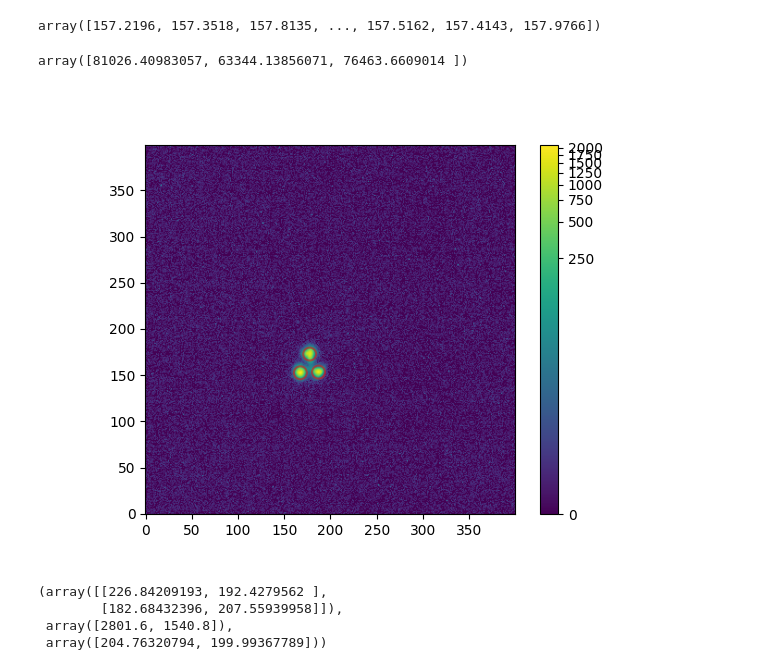
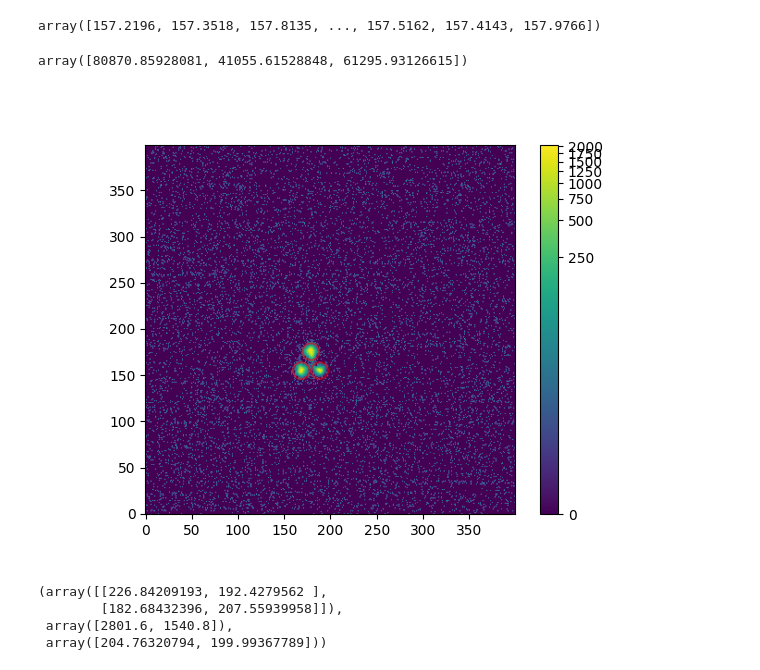
Before and after one commit to tepickering/ser_utils, a Jupyter notebook: notebooks/hdimm_dev.ipynb, the cells around one changed output. Saved outputs shown, nothing was run; the diff lists cells and outputs as text; code cells hidden in the pictures.

```diff
--- a/notebooks/hdimm_dev.ipynb
+++ b/notebooks/hdimm_dev.ipynb
@@ -79,14 +80,14 @@ np.mean(d["data"], axis=(1,2))
 # %% [output]
 array([157.2196, 157.3518, 157.8135, ..., 157.5162, 157.4143, 157.9766])
 # %%
-ap_im = np.mean(d["data"][:10], axis=0)
-aps = find_apertures(ap_im, fwhm=7, ap_size=7, plot=True)
+ap_im = np.mean(d["data"][:1], axis=0)
+aps = find_apertures(ap_im, fwhm=9, ap_size=9, plot=True)
 ap_stats = ApertureStats(ap_im, aps[0])
 np.mean(ap_stats.centroid, axis=0), (ap_stats.max.max() > 16000),
 ap_stats.sum
 # %% [output]
-array([81026.40983057, 63344.13856071, 76463.6609014 ])
+array([80870.85928081, 41055.61528848, 61295.93126615])
-[figure, old version]
+[figure, new version]
 # %%
 ave_im = np.mean(d['data'][:10], axis=0)
 aps = find_apertures(ave_im, brightest=2)
```
Also changed, not shown: parts of 6 cells of this notebook, 1 other file.
